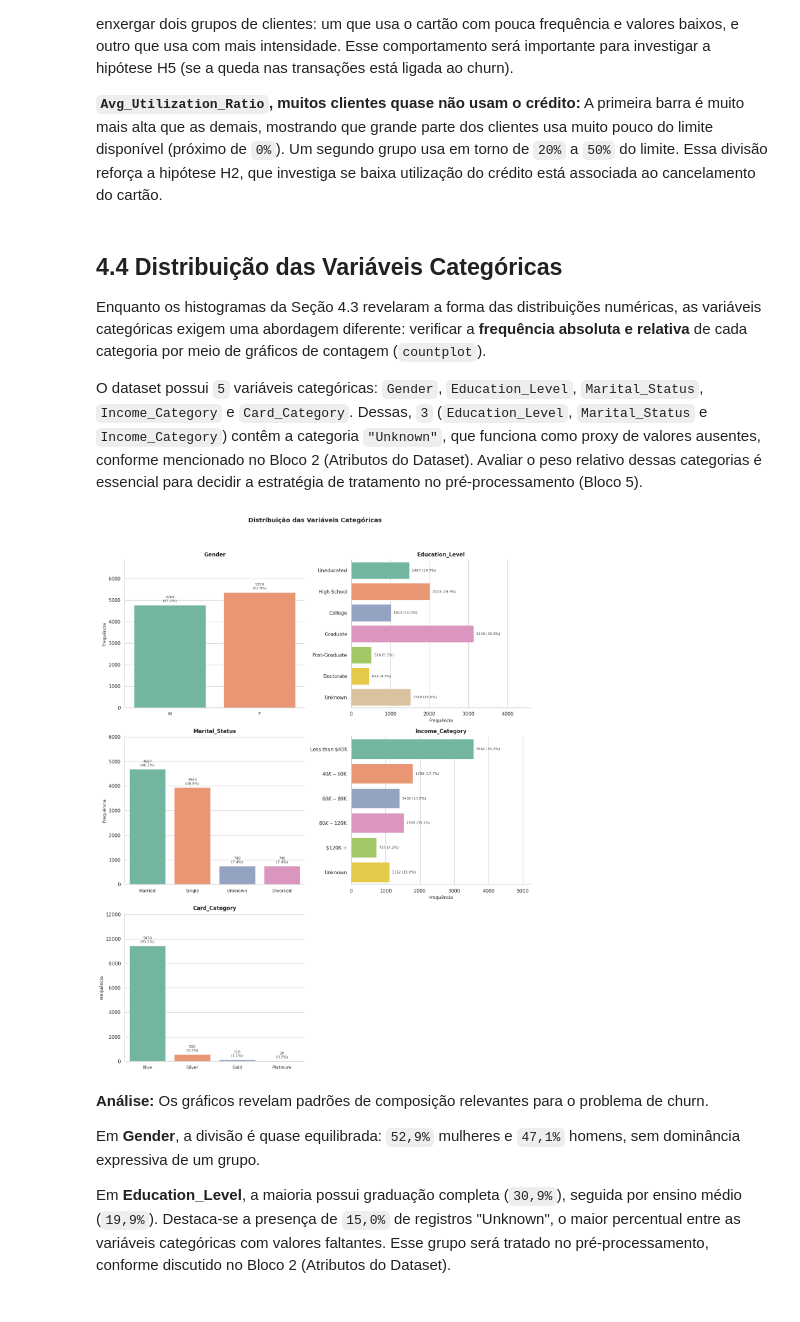
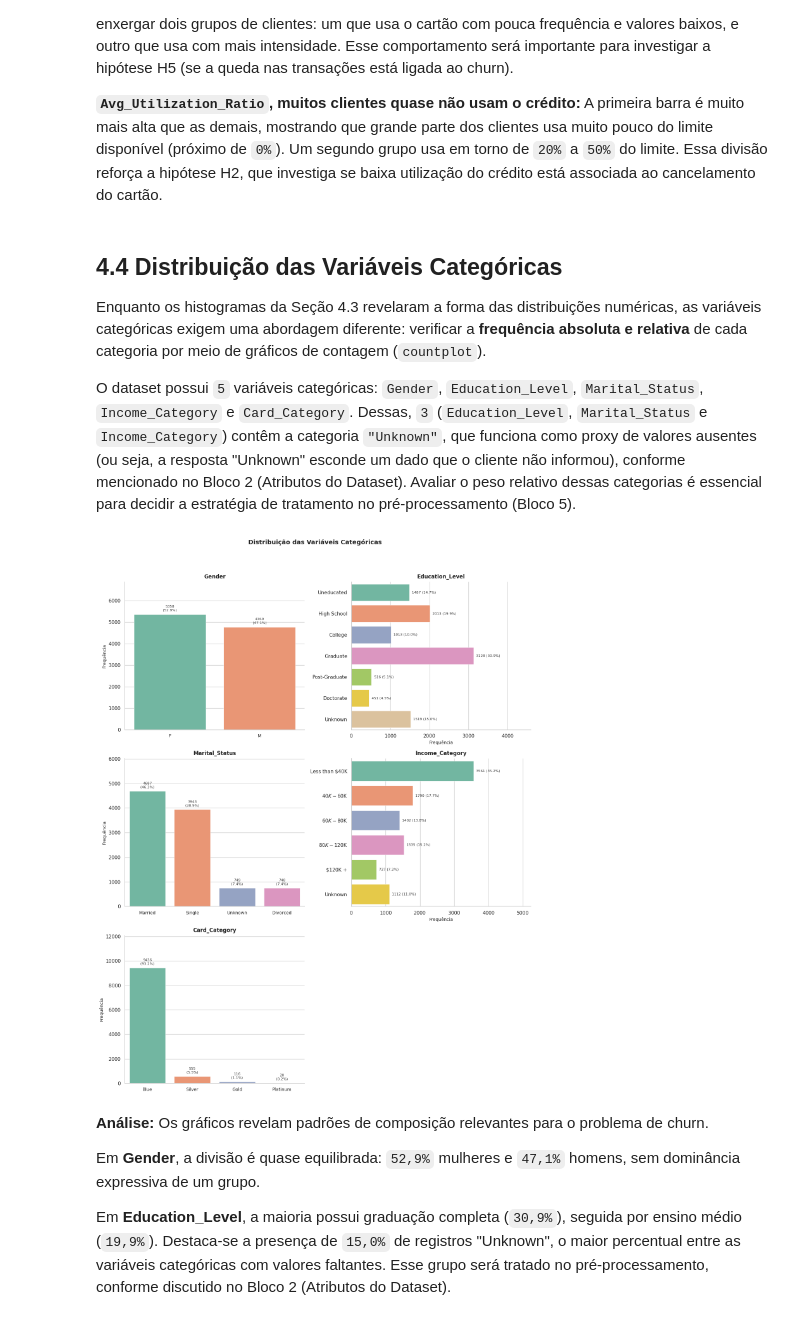
Before and after one commit to diogorblessa/mvp-credit-card-churn, a Jupyter notebook: notebooks/mvp_eda_preprocessing.ipynb, the cells around one changed output. Drawn from its saved outputs; the diff is of its cells as text; code cells hidden in the pictures.

```diff
--- a/notebooks/mvp_eda_preprocessing.ipynb
+++ b/notebooks/mvp_eda_preprocessing.ipynb
@@ -589,17 +589,19 @@ A primeira barra é muito mais alta que as demais, mostrando que grande parte do
 
 Enquanto os histogramas da Seção 4.3 revelaram a forma das distribuições numéricas, as variáveis categóricas exigem uma abordagem diferente: verificar a **frequência absoluta e relativa** de cada categoria por meio de gráficos de contagem (`countplot`).
 
-O dataset possui `5` variáveis categóricas: `Gender`, `Education_Level`, `Marital_Status`, `Income_Category` e `Card_Category`. Dessas, `3` (`Education_Level`, `Marital_Status` e `Income_Category`) contêm a categoria `"Unknown"`, que funciona como proxy de valores ausentes, conforme mencionado no Bloco 2 (Atributos do Dataset). Avaliar o peso relativo dessas categorias é essencial para decidir a estratégia de tratamento no pré-processamento (Bloco 5).
+O dataset possui `5` variáveis categóricas: `Gender`, `Education_Level`, `Marital_Status`, `Income_Category` e `Card_Category`. Dessas, `3` (`Education_Level`, `Marital_Status` e `Income_Category`) contêm a categoria `"Unknown"`, que funciona como proxy de valores ausentes (ou seja, a resposta "Unknown" esconde um dado que o cliente não informou), conforme mencionado no Bloco 2 (Atributos do Dataset). Avaliar o peso relativo dessas categorias é essencial para decidir a estratégia de tratamento no pré-processamento (Bloco 5).
 # %%
 # Countplots das variáveis categóricas
 
 categoricas = ['Gender', 'Education_Level', 'Marital_Status',
                'Income_Category', 'Card_Category']
 
-# Ordem lógica para variáveis ordinais
+# Ordem lógica para variáveis ordinais; nominais em ordem decrescente de frequência
 ordens = {
+    'Gender': ['F', 'M'],
     'Education_Level': ['Uneducated', 'High School', 'College', 'Graduate',
                         'Post-Graduate', 'Doctorate', 'Unknown'],
+    'Marital_Status': ['Married', 'Single', 'Unknown', 'Divorced'],
     'Income_Category': ['Less than $40K', '$40K - $60K', '$60K - $80K',
                         '$80K - $120K', '$120K +', 'Unknown'],
     'Card_Category': ['Blue', 'Silver', 'Gold', 'Platinum']
@@ -646,34 +648,34 @@ for i, col in enumerate(categoricas):
         axes[i].set_ylabel('Frequência', fontsize=10)
         axes[i].tick_params(axis='x', labelsize=10)
 
         y_top = axes[i].get_ylim()[1]
 
         for patch in axes[i].patches:
             altura = patch.get_height()
             if altura > 0:
                 percentual = altura / total * 100
                 axes[i].text(
                     patch.get_x() + patch.get_width() / 2,
                     altura + y_top * 0.02,
                     f'{int(altura)}\n({percentual:.1f}%)',
                     ha='center', va='bottom', fontsize=8, color='#333333'
                 )
 
         y_top = axes[i].get_ylim()[1]
         axes[i].set_ylim(0, y_top * 1.22)
 
     axes[i].set_title(col, fontsize=12, fontweight='bold', pad=8)
 
 # Remover o eixo extra (5 categóricas em grid 3x2)
 fig.delaxes(axes[5])
 
 plt.suptitle('Distribuição das Variáveis Categóricas',
              fontsize=14, fontweight='bold')
 sns.despine(fig=fig)
 plt.tight_layout(rect=[0, 0, 1, 0.95])
 plt.show()
 # %% [output]
-[figure, old version]
+[figure, new version]
 # %% [markdown]
 **Análise:** Os gráficos revelam padrões de composição relevantes para o problema de churn.
 
```
Also changed, not shown: parts of 7 cells of this notebook.
